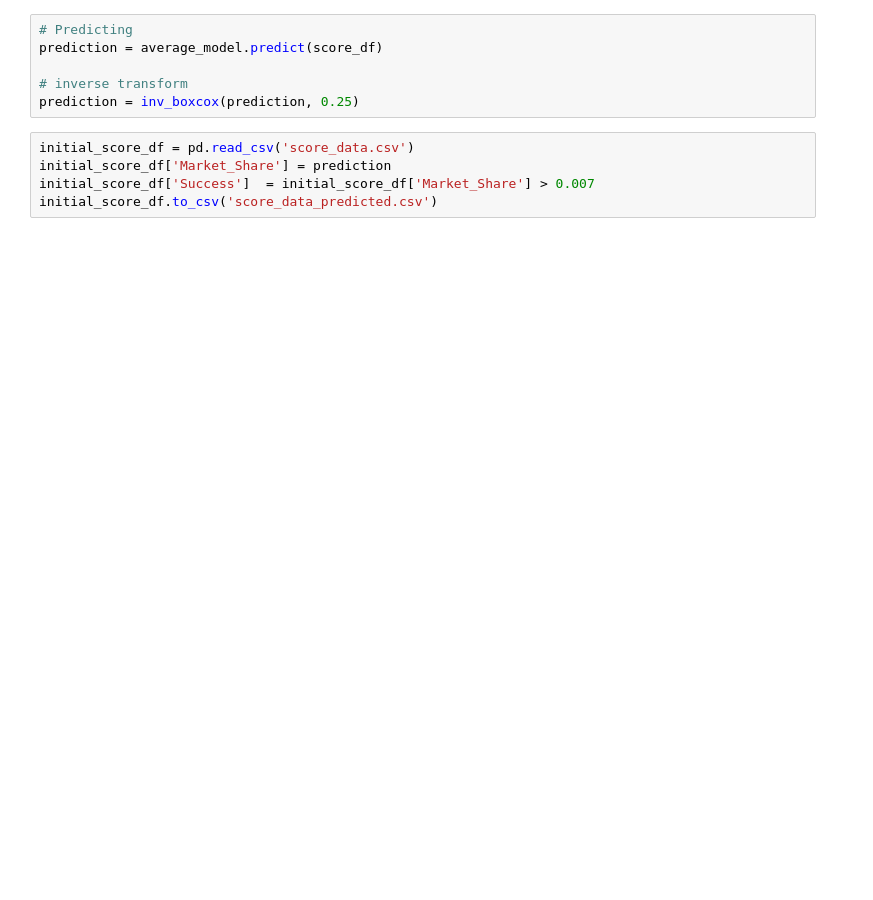
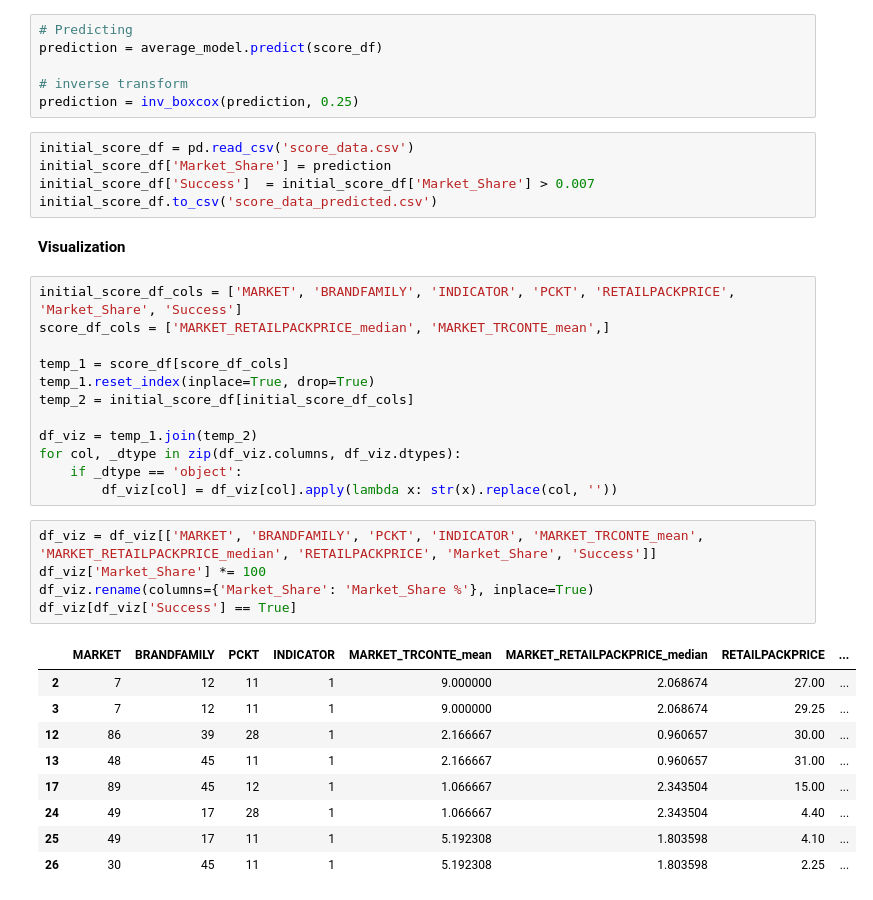
Before and after one commit to razmikmelikbekyan/market_share_prediction, a Jupyter notebook: MODELING.ipynb, the cells around one changed output. Saved outputs shown, nothing was run; the diff lists cells and outputs as text; blank space fills up the shorter version.

```diff
--- a/MODELING.ipynb
+++ b/MODELING.ipynb
@@ -1212,3 +1216,32 @@ initial_score_df = pd.read_csv('score_data.csv')
 initial_score_df['Market_Share'] = prediction
 initial_score_df['Success']  = initial_score_df['Market_Share'] > 0.007
 initial_score_df.to_csv('score_data_predicted.csv')
+# %% [markdown]
+**Visualization**
+# %%
+initial_score_df_cols = ['MARKET', 'BRANDFAMILY', 'INDICATOR', 'PCKT', 'RETAILPACKPRICE', 'Market_Share', 'Success']
+score_df_cols = ['MARKET_RETAILPACKPRICE_median', 'MARKET_TRCONTE_mean',]
+
+temp_1 = score_df[score_df_cols]
+temp_1.reset_index(inplace=True, drop=True)
+temp_2 = initial_score_df[initial_score_df_cols]
+
+df_viz = temp_1.join(temp_2)
+for col, _dtype in zip(df_viz.columns, df_viz.dtypes):
+    if _dtype == 'object':
+        df_viz[col] = df_viz[col].apply(lambda x: str(x).replace(col, ''))
+# %%
+df_viz = df_viz[['MARKET', 'BRANDFAMILY', 'PCKT', 'INDICATOR', 'MARKET_TRCONTE_mean', 'MARKET_RETAILPACKPRICE_median', 'RETAILPACKPRICE', 'Market_Share', 'Success']]
+df_viz['Market_Share'] *= 100
+df_viz.rename(columns={'Market_Share': 'Market_Share %'}, inplace=True)
+df_viz[df_viz['Success'] == True]
+# %% [output]
+|  | MARKET | BRANDFAMILY | PCKT | INDICATOR | MARKET_TRCONTE_mean | MARKET_RETAILPACKPRICE_median | RETAILPACKPRICE | ... |
+| 2 | 7 | 12 | 11 | 1 | 9.000000 | 2.068674 | 27.00 | ... |
+| 3 | 7 | 12 | 11 | 1 | 9.000000 | 2.068674 | 29.25 | ... |
+| 12 | 86 | 39 | 28 | 1 | 2.166667 | 0.960657 | 30.00 | ... |
+| 13 | 48 | 45 | 11 | 1 | 2.166667 | 0.960657 | 31.00 | ... |
+| 17 | 89 | 45 | 12 | 1 | 1.066667 | 2.343504 | 15.00 | ... |
+| 24 | 49 | 17 | 28 | 1 | 1.066667 | 2.343504 | 4.40 | ... |
+| 25 | 49 | 17 | 11 | 1 | 5.192308 | 1.803598 | 4.10 | ... |
+| 26 | 30 | 45 | 11 | 1 | 5.192308 | 1.803598 | 2.25 | ... |
```
Also changed, not shown: parts of 25 cells of this notebook, 15 other files.
